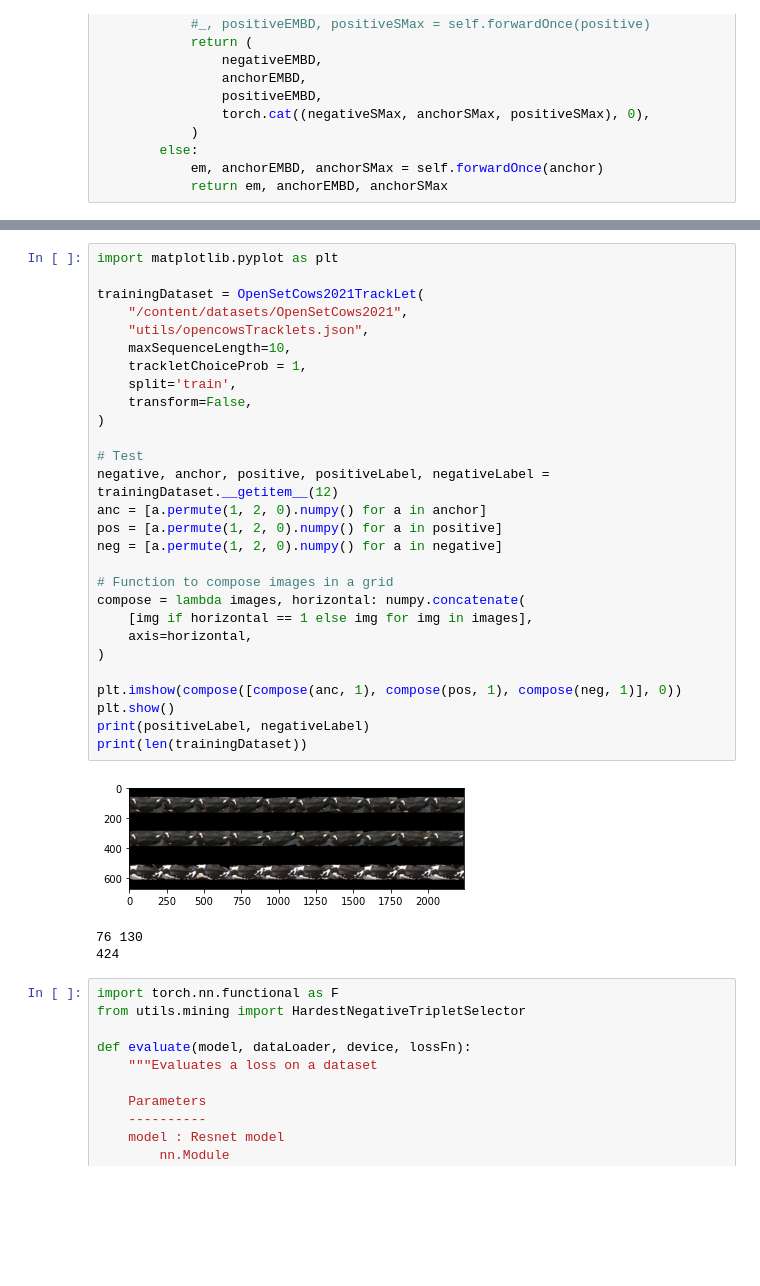
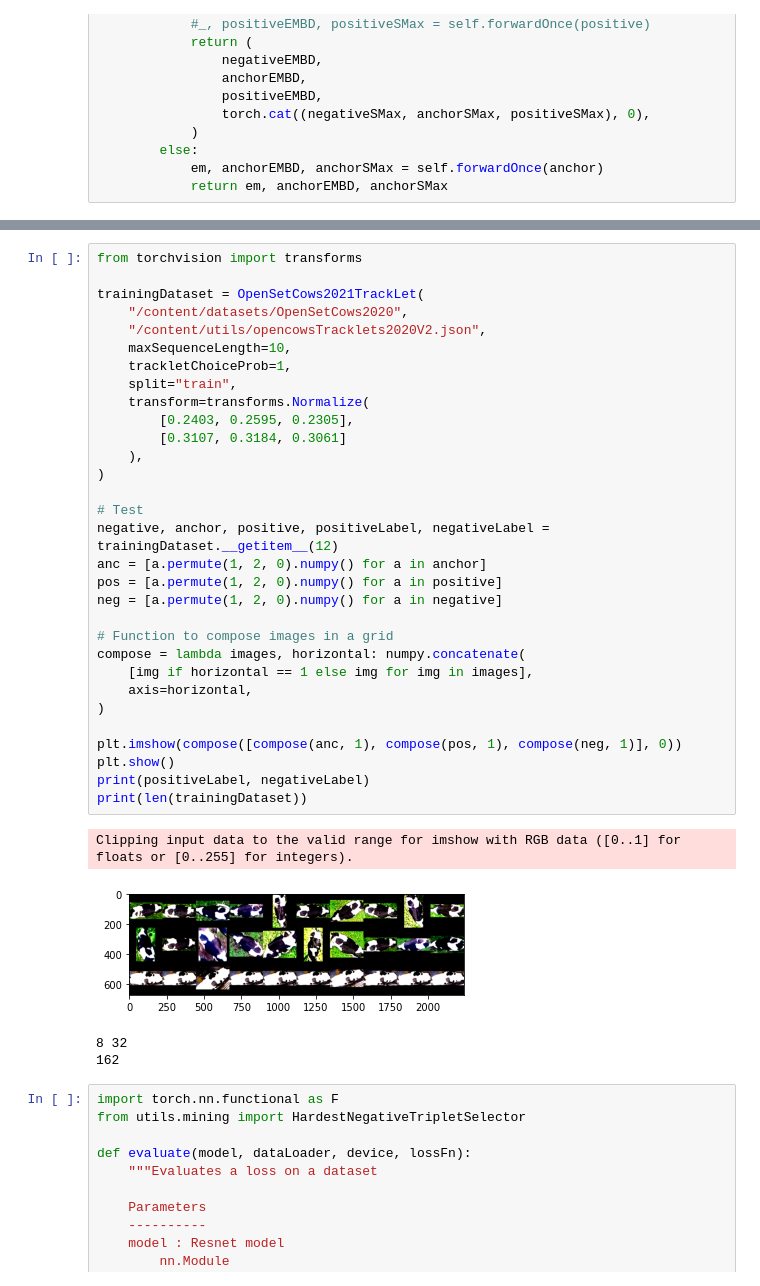
Before and after one commit to Asheeshkrsharma/Identification-OpenCows, a Jupyter notebook: tracklet.ipynb, the cells around one changed output, grey strips where cells are left out. Cells and saved outputs as stored; diff of their text form; blank space fills up the shorter version.

Commit message:
Dataset norm

```diff
--- a/tracklet.ipynb
+++ b/tracklet.ipynb
@@ -372,35 +415,39 @@ class LRResNetMod(nn.Module):
 # %%
-import matplotlib.pyplot as plt
+from torchvision import transforms
 
 trainingDataset = OpenSetCows2021TrackLet(
-    "/content/datasets/OpenSetCows2021",
-    "utils/opencowsTracklets.json",
+    "/content/datasets/OpenSetCows2020",
+    "/content/utils/opencowsTracklets2020V2.json",
     maxSequenceLength=10,
-    trackletChoiceProb = 1,
-    split='train',
-    transform=False,
+    trackletChoiceProb=1,
+    split="train",
+    transform=transforms.Normalize(
+        [0.2403, 0.2595, 0.2305],
+        [0.3107, 0.3184, 0.3061]
+    ),
 )
 
 # Test
 negative, anchor, positive, positiveLabel, negativeLabel = trainingDataset.__getitem__(12)
 anc = [a.permute(1, 2, 0).numpy() for a in anchor]
 pos = [a.permute(1, 2, 0).numpy() for a in positive]
 neg = [a.permute(1, 2, 0).numpy() for a in negative]
 
 # Function to compose images in a grid
 compose = lambda images, horizontal: numpy.concatenate(
     [img if horizontal == 1 else img for img in images],
     axis=horizontal,
 )
 
 plt.imshow(compose([compose(anc, 1), compose(pos, 1), compose(neg, 1)], 0))
 plt.show()
 print(positiveLabel, negativeLabel)
 print(len(trainingDataset))
 # %% [output]
+Clipping input data to the valid range for imshow with RGB data ([0..1] for floats or [0..255] for integers).
-[figure, old version]
+[figure, new version]
-76 130
-424
+8 32
+162
 # %%
 import torch.nn.functional as F
 from utils.mining import HardestNegativeTripletSelector
```
Also changed, not shown: parts of 7 cells of this notebook, 1 other file.
